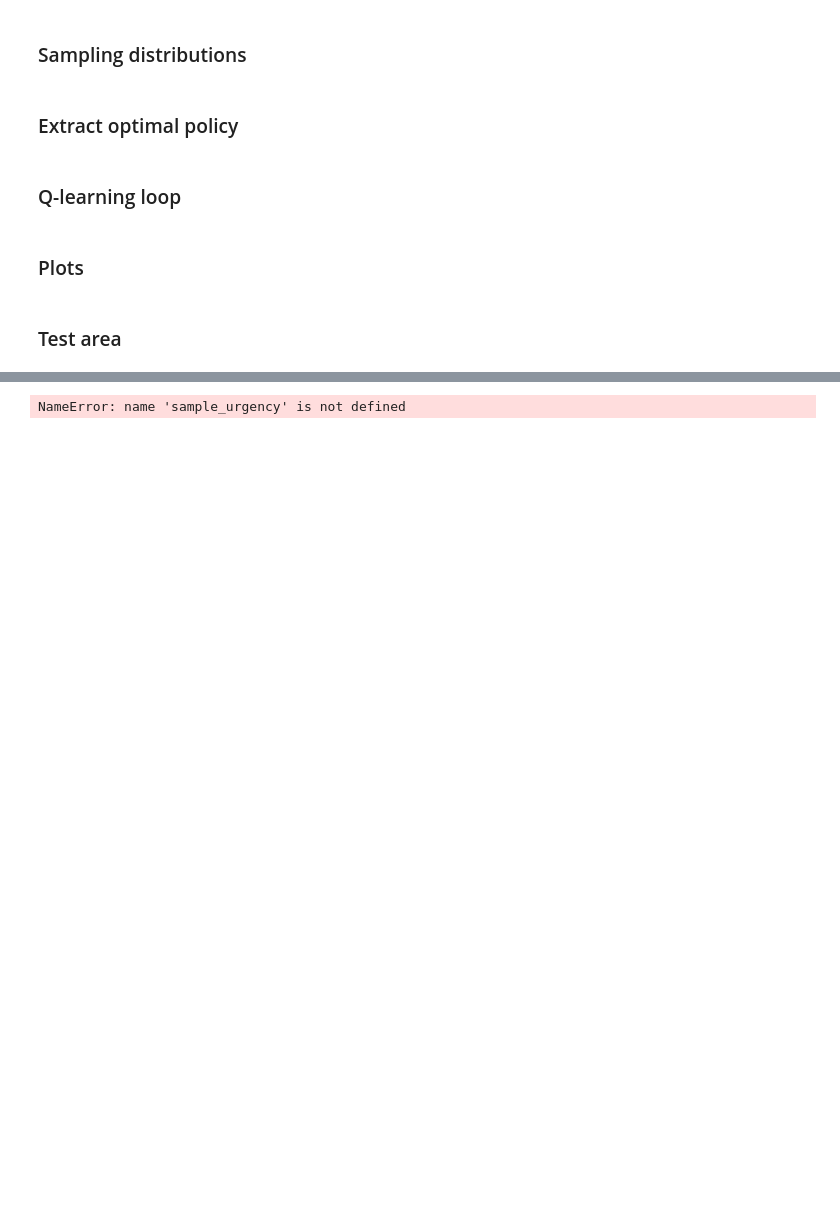
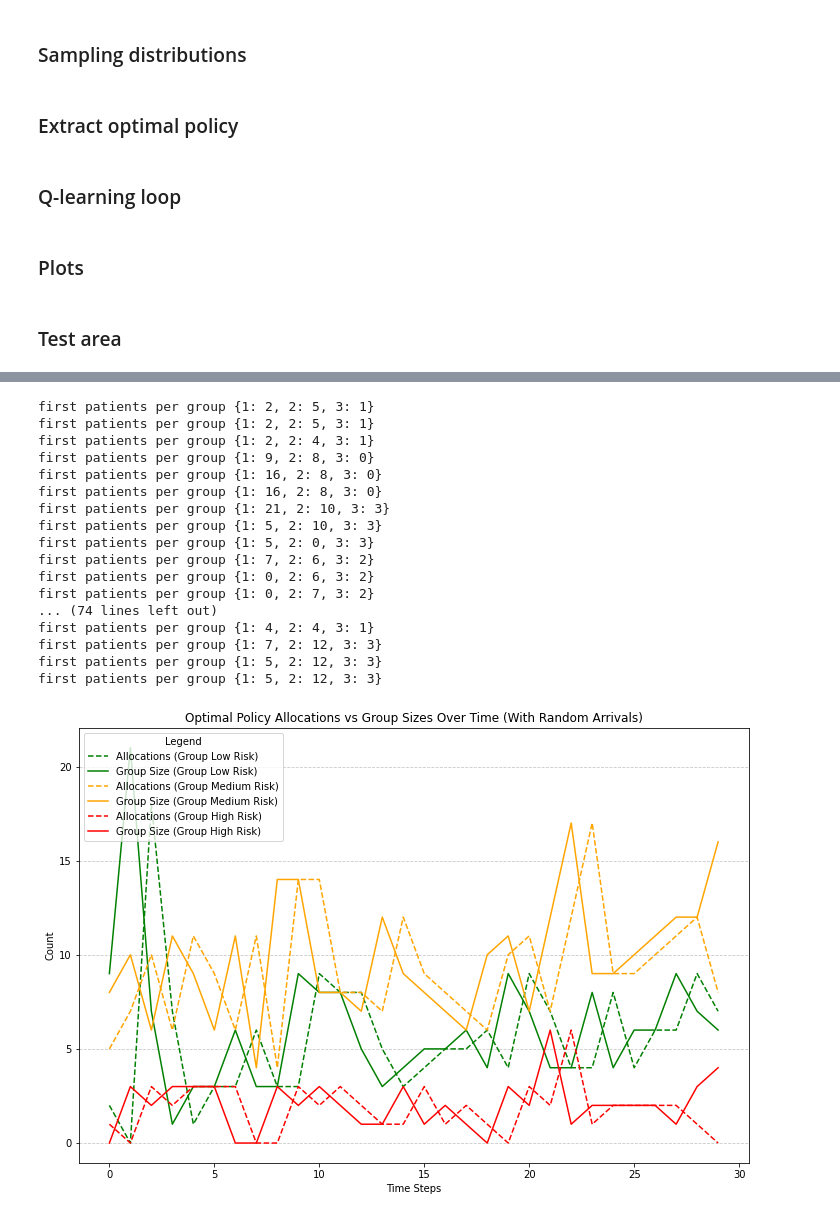
Before and after one commit to justinebreuch/organ-allocation, a Jupyter notebook: MMDP_NashQ.ipynb, the cells around one changed output, grey strips where cells are left out. Saved outputs shown, nothing was run; the diff lists cells and outputs as text; code cells hidden in the pictures; blank space fills up the shorter version.

```diff
--- a/MMDP_NashQ.ipynb
+++ b/MMDP_NashQ.ipynb
@@ -550,6 +525,7 @@ def simulate_policy_with_random_arrivals(optimal_policies, initialize_state, tra
         results (dict): Dictionary containing time series of allocations and group sizes for each group.
     """
     state = initialize_state()
+    patients_per_group = {1: 2, 2: 5, 3: 1}
     results = {group_id: {"allocations": [], "group_sizes": []} for group_id in range(len(optimal_policies))}
 
     for t in range(time_horizon):
@@ -566,7 +542,7 @@ def simulate_policy_with_random_arrivals(optimal_policies, initialize_state, tra
                 actions.append(0)  # Default action if state is not in the policy
 
         # Perform the transition
-        next_state, _ = transition_func(state, actions, sample_func)
+        next_state, _ , patients_per_group = transition_func(state, actions, sample_func, patients_per_group)
 
         # Add new patients to each group randomly using the arrival_func
         for group_id in range(num_groups):
@@ -600,40 +576,57 @@ optimal_policies = [extract_optimal_policy_Nash(Q_table) for Q_table in group_Q_
 
 # Simulate and track results
 results = simulate_policy_with_random_arrivals(
-    optimal_policies, initialize_state, decentralized_transition_add, sample_urgency, random_patient_arrival
+    optimal_policies, initialize_state, decentralized_transition_add, sample_urgency_beta, random_patient_arrival
 )
 
 # Plot results
 plt.figure(figsize=(12, 8))
 labels = ['Low Risk', 'Medium Risk', 'High Risk']
 colors = ['green', 'orange', 'red']
 
 for group_id in range(num_groups):
     # Plot allocations
     plt.plot(
         range(len(results[group_id]["allocations"])),
         results[group_id]["allocations"],
         label=f"Allocations (Group {labels[group_id]})",
         linestyle="--",
         color=colors[group_id]
     )
 
     # Plot group sizes
     plt.plot(
         range(len(results[group_id]["group_sizes"])),
         results[group_id]["group_sizes"],
         label=f"Group Size (Group {labels[group_id]})",
         color=colors[group_id]
     )
 
 plt.title("Optimal Policy Allocations vs Group Sizes Over Time (With Random Arrivals)")
 plt.xlabel("Time Steps")
 plt.ylabel("Count")
 plt.legend(title="Legend", loc="upper left")
 plt.grid(axis="y", linestyle="--", alpha=0.7)
 plt.show()
 # %% [output]
-NameError: name 'sample_urgency' is not defined
+first patients per group {1: 2, 2: 5, 3: 1}
+first patients per group {1: 2, 2: 5, 3: 1}
+first patients per group {1: 2, 2: 4, 3: 1}
+first patients per group {1: 9, 2: 8, 3: 0}
+first patients per group {1: 16, 2: 8, 3: 0}
+first patients per group {1: 16, 2: 8, 3: 0}
+first patients per group {1: 21, 2: 10, 3: 3}
+first patients per group {1: 5, 2: 10, 3: 3}
+first patients per group {1: 5, 2: 0, 3: 3}
+first patients per group {1: 7, 2: 6, 3: 2}
+first patients per group {1: 0, 2: 6, 3: 2}
+first patients per group {1: 0, 2: 7, 3: 2}
+... (74 lines left out)
+first patients per group {1: 4, 2: 4, 3: 1}
+first patients per group {1: 7, 2: 12, 3: 3}
+first patients per group {1: 5, 2: 12, 3: 3}
+first patients per group {1: 5, 2: 12, 3: 3}
+[figure, added]
 # %%
 def simulate_policy_with_demand_analysis(optimal_policies, initialize_state, transition_func, sample_func, arrival_func):
     """
```
Also changed, not shown: parts of 5 cells of this notebook.
